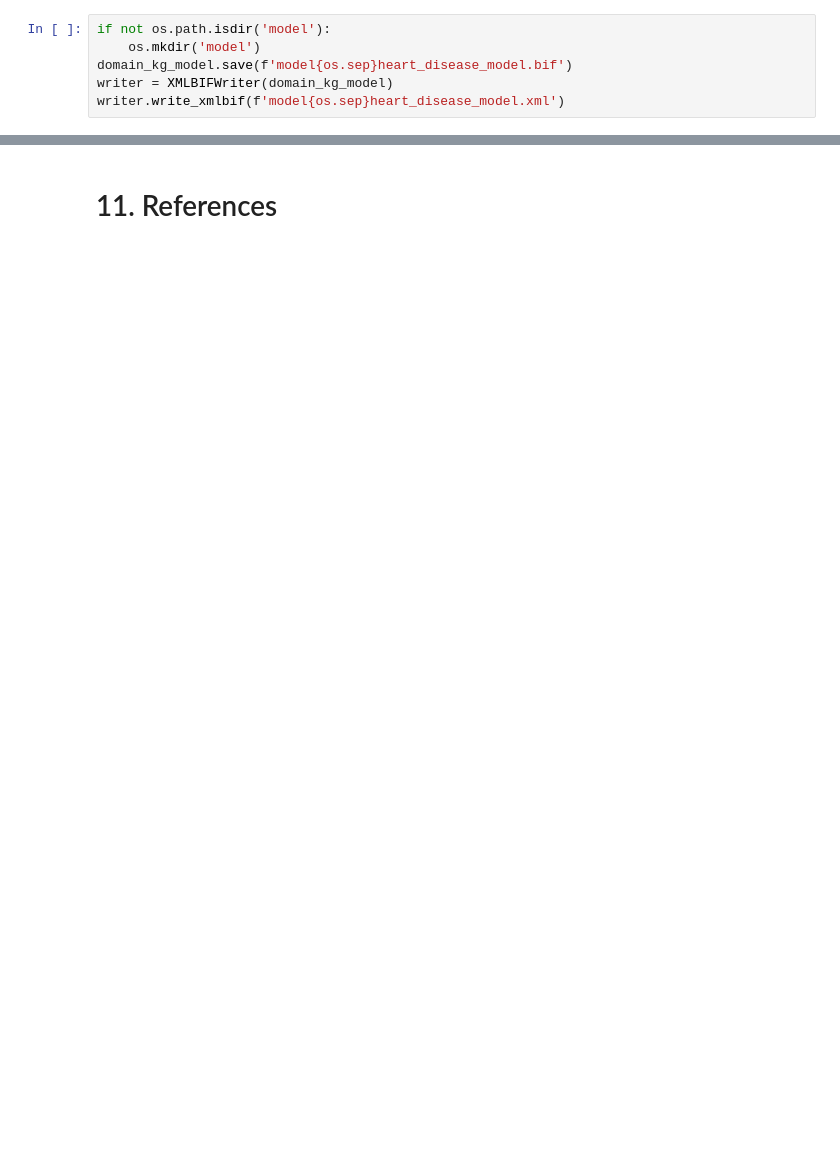
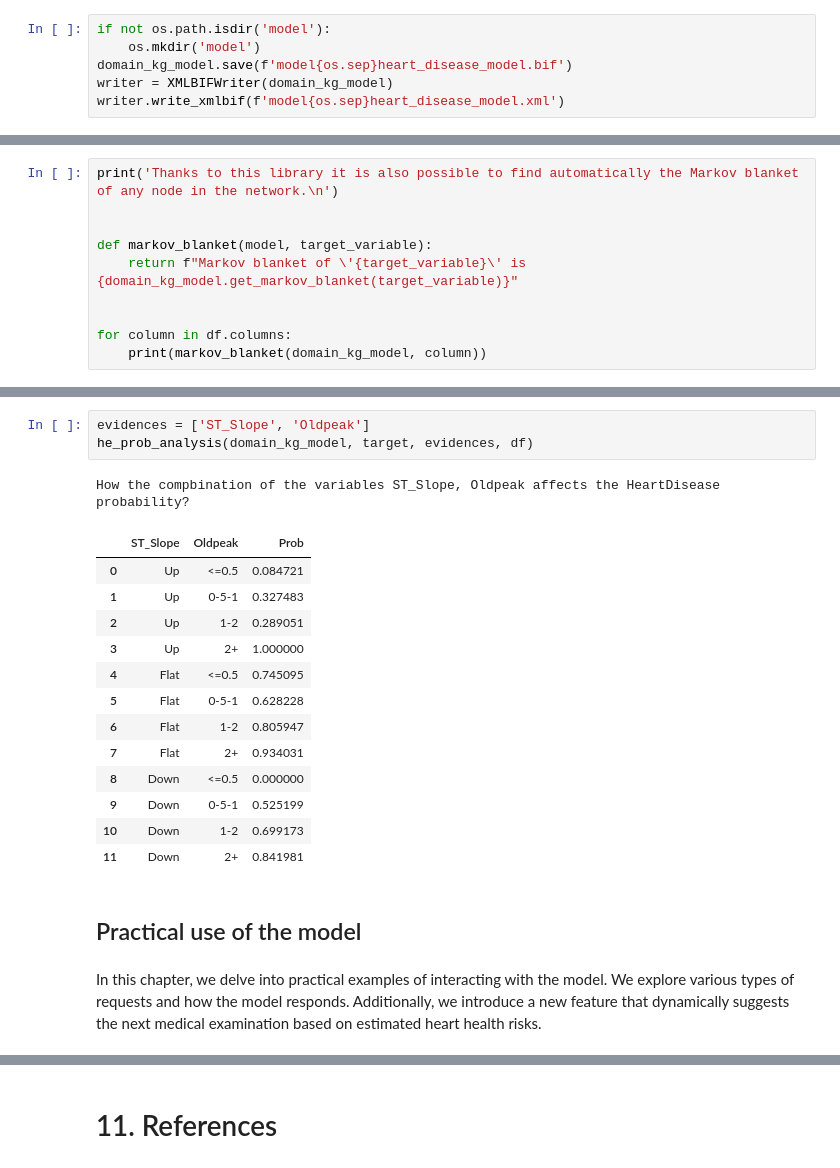
Before and after one commit to MatteoFasulo/BayesianHeartDisease, a Jupyter notebook: definitivo.ipynb, the cells around one changed output, grey strips where cells are left out. Drawn from its saved outputs; the diff is of its cells as text; blank space fills up the shorter version.

```diff
--- a/definitivo.ipynb
+++ b/definitivo.ipynb
@@ -486,0 +576,10 @@ writer.write_xmlbif(f'model{os.sep}heart_disease_model.xml')
+# %%
+print('Thanks to this library it is also possible to find automatically the Markov blanket of any node in the network.\n')
+
+
+def markov_blanket(model, target_variable):
+    return f"Markov blanket of \'{target_variable}\' is {domain_kg_model.get_markov_blanket(target_variable)}"
+
+
+for column in df.columns:
+    print(markov_blanket(domain_kg_model, column))
@@ -486,0 +694,22 @@ writer.write_xmlbif(f'model{os.sep}heart_disease_model.xml')
+# %%
+evidences = ['ST_Slope', 'Oldpeak']
+he_prob_analysis(domain_kg_model, target, evidences, df)
+# %% [output]
+How the compbination of the variables ST_Slope, Oldpeak affects the HeartDisease probability?
+|  | ST_Slope | Oldpeak | Prob |
+| 0 | Up | <=0.5 | 0.084721 |
+| 1 | Up | 0-5-1 | 0.327483 |
+| 2 | Up | 1-2 | 0.289051 |
+| 3 | Up | 2+ | 1.000000 |
+| 4 | Flat | <=0.5 | 0.745095 |
+| 5 | Flat | 0-5-1 | 0.628228 |
+| 6 | Flat | 1-2 | 0.805947 |
+| 7 | Flat | 2+ | 0.934031 |
+| 8 | Down | <=0.5 | 0.000000 |
+| 9 | Down | 0-5-1 | 0.525199 |
+| 10 | Down | 1-2 | 0.699173 |
+| 11 | Down | 2+ | 0.841981 |
+# %% [markdown]
+## Practical use of the model
+# %% [markdown]
+In this chapter, we delve into practical examples of interacting with the model. We explore various types of requests and how the model responds. Additionally, we introduce a new feature that dynamically suggests the next medical examination based on estimated heart health risks.
```
Also changed, not shown: parts of 52 cells of this notebook, 7 other files.
